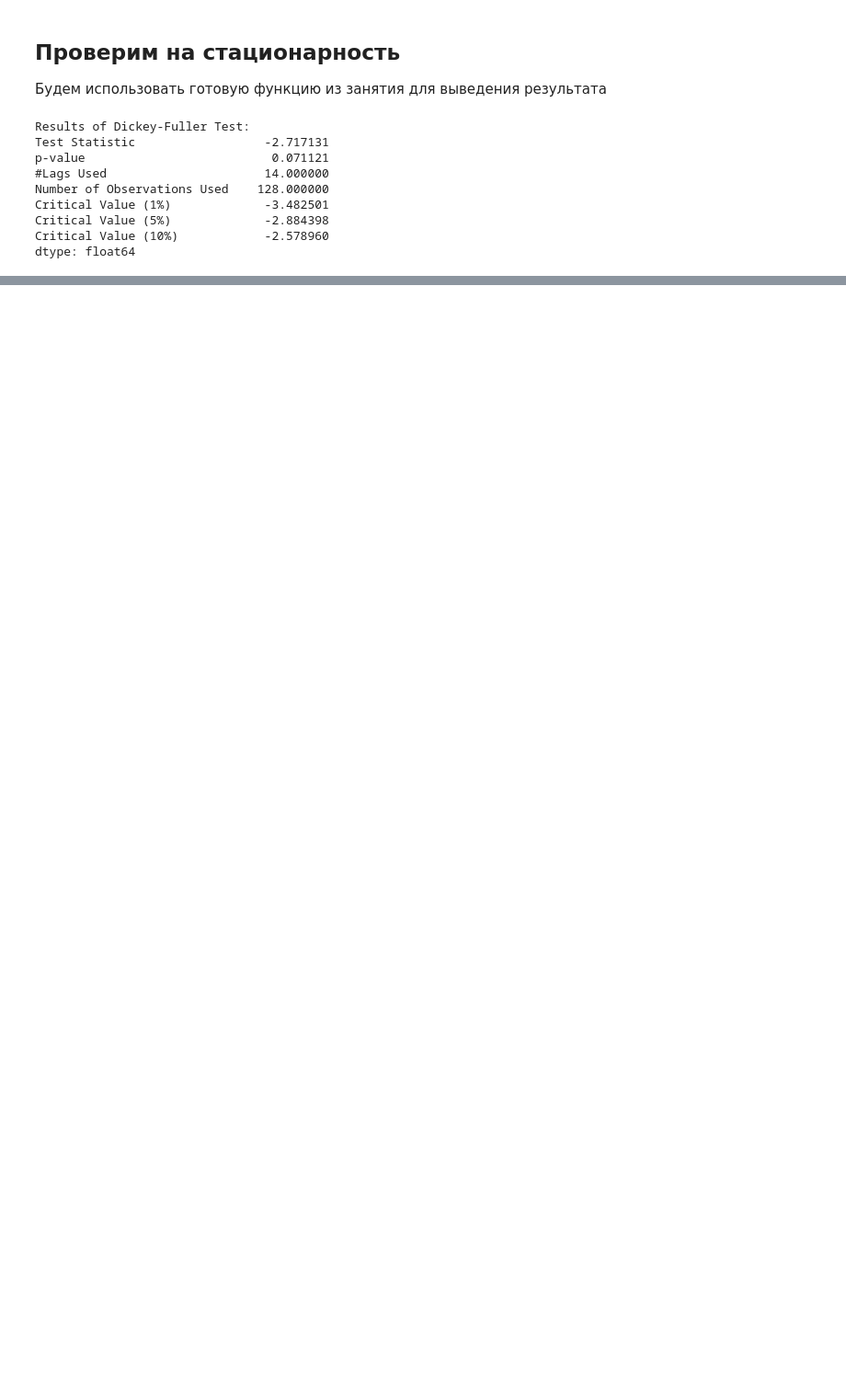
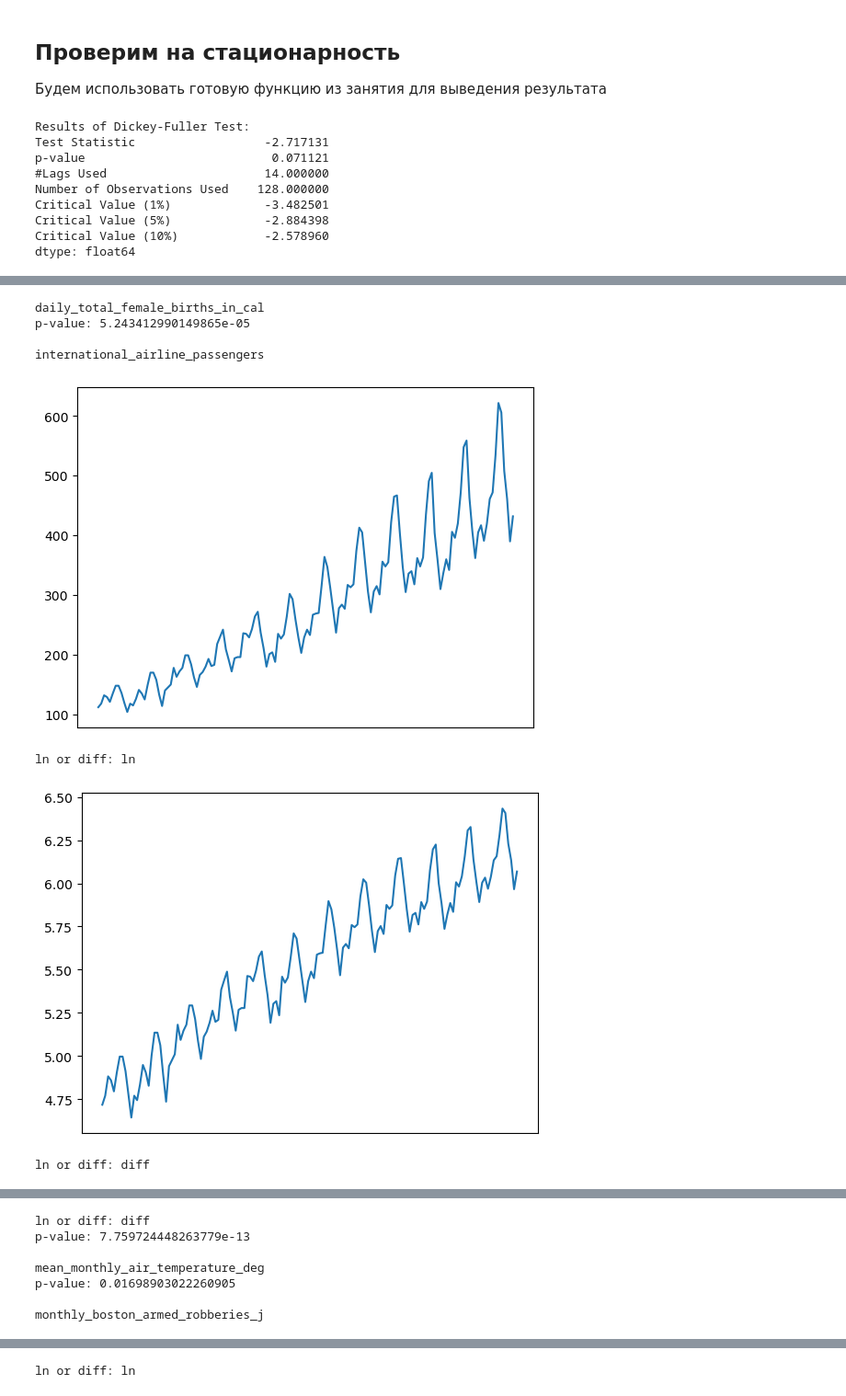
Before and after one commit to sasheemi/RSML, a Jupyter notebook: tsml_hw_1.ipynb, the cells around one changed output, grey strips where cells are left out. Shown at 92% size. Saved outputs shown, nothing was run; the diff lists cells and outputs as text; code cells hidden in the pictures; blank space fills up the shorter version.

```diff
--- a/tsml_hw_1.ipynb
+++ b/tsml_hw_1.ipynb
@@ -174,0 +124,9 @@ dtype: float64
+# %%
+my_dict = {}
+
+for file in files:
+    name = file.replace('D:\\TSML\\1._Лекция_tsml\\', '').replace('.csv', '').replace('-', '_')
+    locals()[name] = pd.read_csv(file)
+    my_dict[name] = locals().get(name)
+
+locals().get(name).head()
@@ -174,0 +140,41 @@ dtype: float64
+# %%
+# Создадим функцию, с помощью которой можно выбирать,
+# какую операцию провести над данными, до тех пор пока ряд не станет стационарным
+
+def make_stationary(my_df):
+    def lner(my_df):
+        df = my_df.copy()
+        df.iloc[:, 1] = boxcox(df.iloc[:, 1], 0)
+        return df
+    def differ(my_df):
+        df = my_df.copy().drop(index=len(my_df) - 1)
+        df.iloc[:, 1] = np.diff(my_df.iloc[:, 1], 1)
+        return df
+    df = my_df.copy()
+    ful = adfuller(df.iloc[:, 1], autolag='AIC')[1]
+    while ful > 0.05:
+        plt.plot(df.iloc[:, 0], df.iloc[:, 1])
+        plt.xticks([])
+        plt.show()
+        todo = input('ln or diff: ')
+        if todo == 'ln':
+            df = lner(df)
+        elif todo == 'diff':
+            df = differ(df.drop(index=len(df) - 1))
+        ful = adfuller(df.iloc[:, 1], autolag='AIC')[1]
+
+    print('p-value: ' + str(ful))
+# %%
+for df in my_dict:
+    print(df)
+    make_stationary(my_dict[df])
+    print()
+# %% [output]
+daily_total_female_births_in_cal
+p-value: 5.243412990149865e-05
+
+international_airline_passengers
+[figure, added]
+ln or diff: ln
+[figure, added]
+ln or diff: diff
@@ -174,0 +182,7 @@ dtype: float64
+ln or diff: diff
+p-value: 7.759724448263779e-13
+
+mean_monthly_air_temperature_deg
+p-value: 0.01698903022260905
+
+monthly_boston_armed_robberies_j
@@ -174,0 +195 @@ dtype: float64
+ln or diff: ln
```
Also changed, not shown: parts of 19 cells of this notebook.
